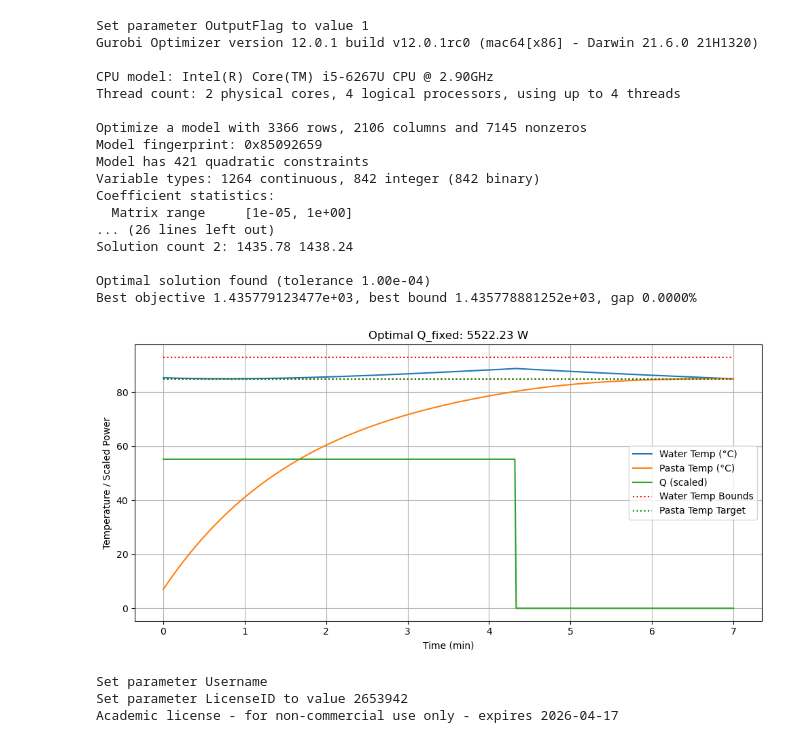
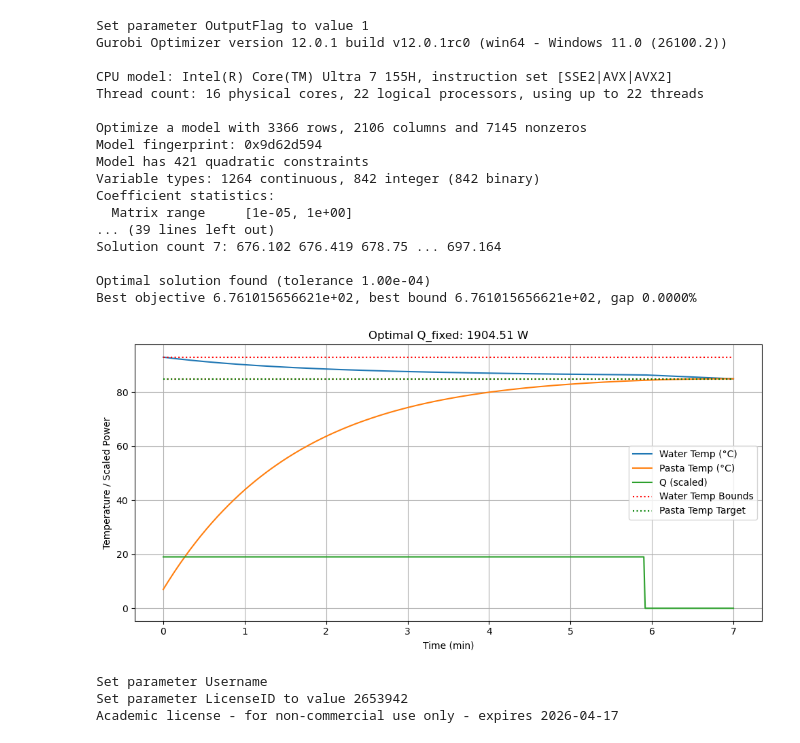
Before and after one commit to ahaeseli/SHC_project, a Jupyter notebook: gurobi.ipynb, the cells around one changed output. Saved outputs shown, nothing was run; the diff lists cells and outputs as text; code cells hidden in the pictures.

```diff
--- a/gurobi.ipynb
+++ b/gurobi.ipynb
@@ -9,7 +9,7 @@ tc_s = 7 * 60        # total cooking time [s]
 dt = 1               # time step [s]
 n = int(tc_s / dt) + 1
 T_env = 20
-T_water_0 = 85
+T_water_0 = 93
 T_pasta_0 = 7
 
 R_env = 30 / 1000    # [K/W]
@@ -92,41 +92,41 @@ Q_vals = np.array([Q[i].X for i in range(n)])
 T_water_vals = np.array([T_water[i].X for i in range(n)])
 T_pasta_vals = np.array([T_pasta[i].X for i in range(n)])
 Q_fixed_val = Q_fixed.X
 t = np.linspace(0, tc_s, n)
 
 # Visualization
 plt.figure(figsize=(10, 5))
 plt.plot(t / 60, T_water_vals, label="Water Temp (°C)")
 plt.plot(t / 60, T_pasta_vals, label="Pasta Temp (°C)")
 plt.plot(t / 60, Q_vals / 100, label="Q (scaled)")
 plt.hlines([85, 93], 0, tc_s / 60, colors='r', linestyles='dotted', label="Water Temp Bounds")
 plt.hlines([85], 0, tc_s / 60, colors='g', linestyles='dotted', label="Pasta Temp Target")
 plt.xlabel("Time (min)")
 plt.ylabel("Temperature / Scaled Power")
 plt.legend()
 plt.grid()
 plt.title(f"Optimal Q_fixed: {Q_fixed_val:.2f} W")
 plt.tight_layout()
 plt.show()
 # %% [output]
 Set parameter OutputFlag to value 1
-Gurobi Optimizer version 12.0.1 build v12.0.1rc0 (mac64[x86] - Darwin 21.6.0 21H1320)
+Gurobi Optimizer version 12.0.1 build v12.0.1rc0 (win64 - Windows 11.0 (26100.2))
 
-CPU model: Intel(R) Core(TM) i5-6267U CPU @ 2.90GHz
-Thread count: 2 physical cores, 4 logical processors, using up to 4 threads
+CPU model: Intel(R) Core(TM) Ultra 7 155H, instruction set [SSE2|AVX|AVX2]
+Thread count: 16 physical cores, 22 logical processors, using up to 22 threads
 
 Optimize a model with 3366 rows, 2106 columns and 7145 nonzeros
-Model fingerprint: 0x85092659
+Model fingerprint: 0x9d62d594
 Model has 421 quadratic constraints
 Variable types: 1264 continuous, 842 integer (842 binary)
 Coefficient statistics:
   Matrix range     [1e-05, 1e+00]
-... (26 lines left out)
-Solution count 2: 1435.78 1438.24
+... (39 lines left out)
+Solution count 7: 676.102 676.419 678.75 ... 697.164
 
 Optimal solution found (tolerance 1.00e-04)
-Best objective 1.435779123477e+03, best bound 1.435778881252e+03, gap 0.0000%
+Best objective 6.761015656621e+02, best bound 6.761015656621e+02, gap 0.0000%
-[figure, old version]
+[figure, new version]
 # %%
 import gurobipy as gp
 from gurobipy import GRB
```
Also changed, not shown: parts of 5 cells of this notebook, 2 other files.
